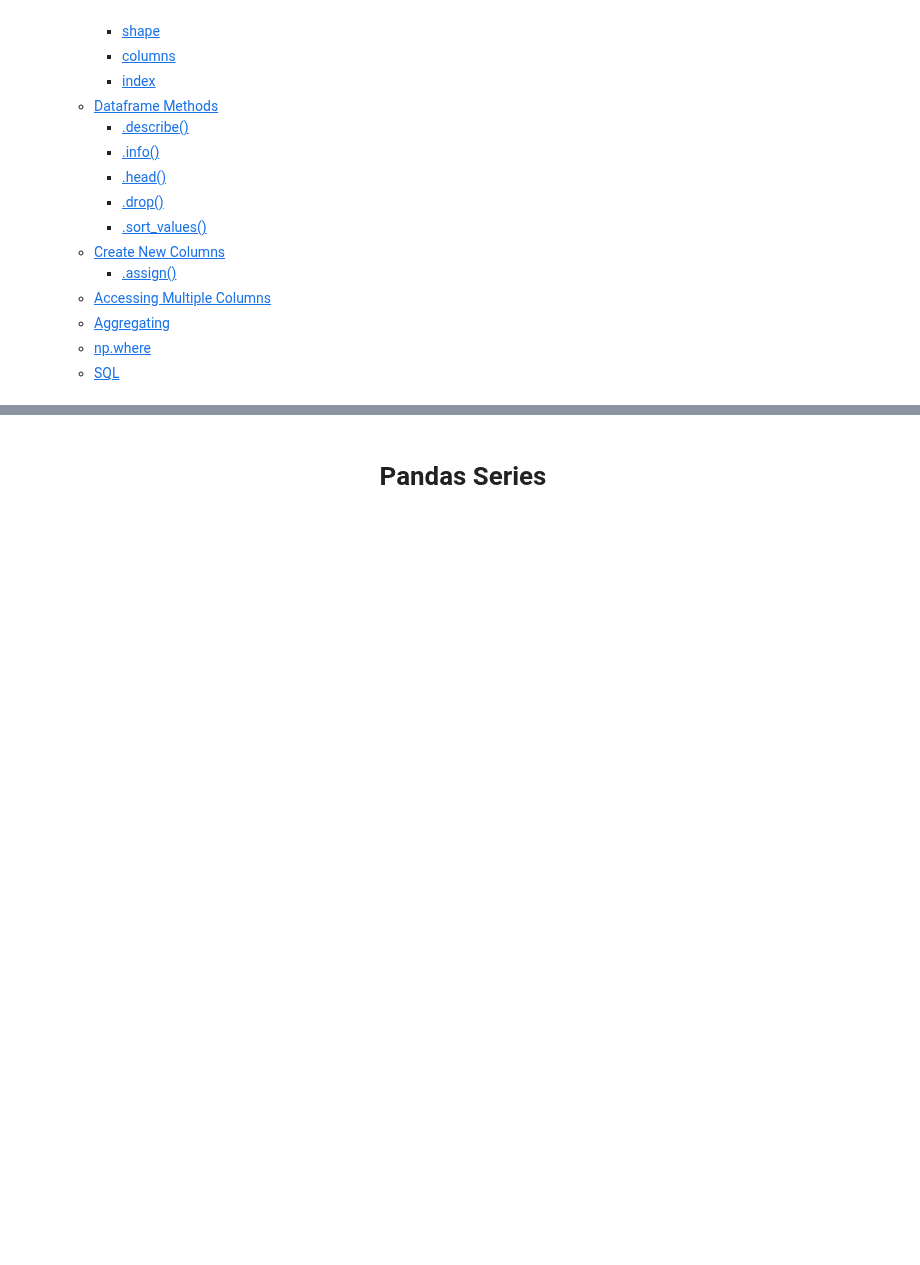
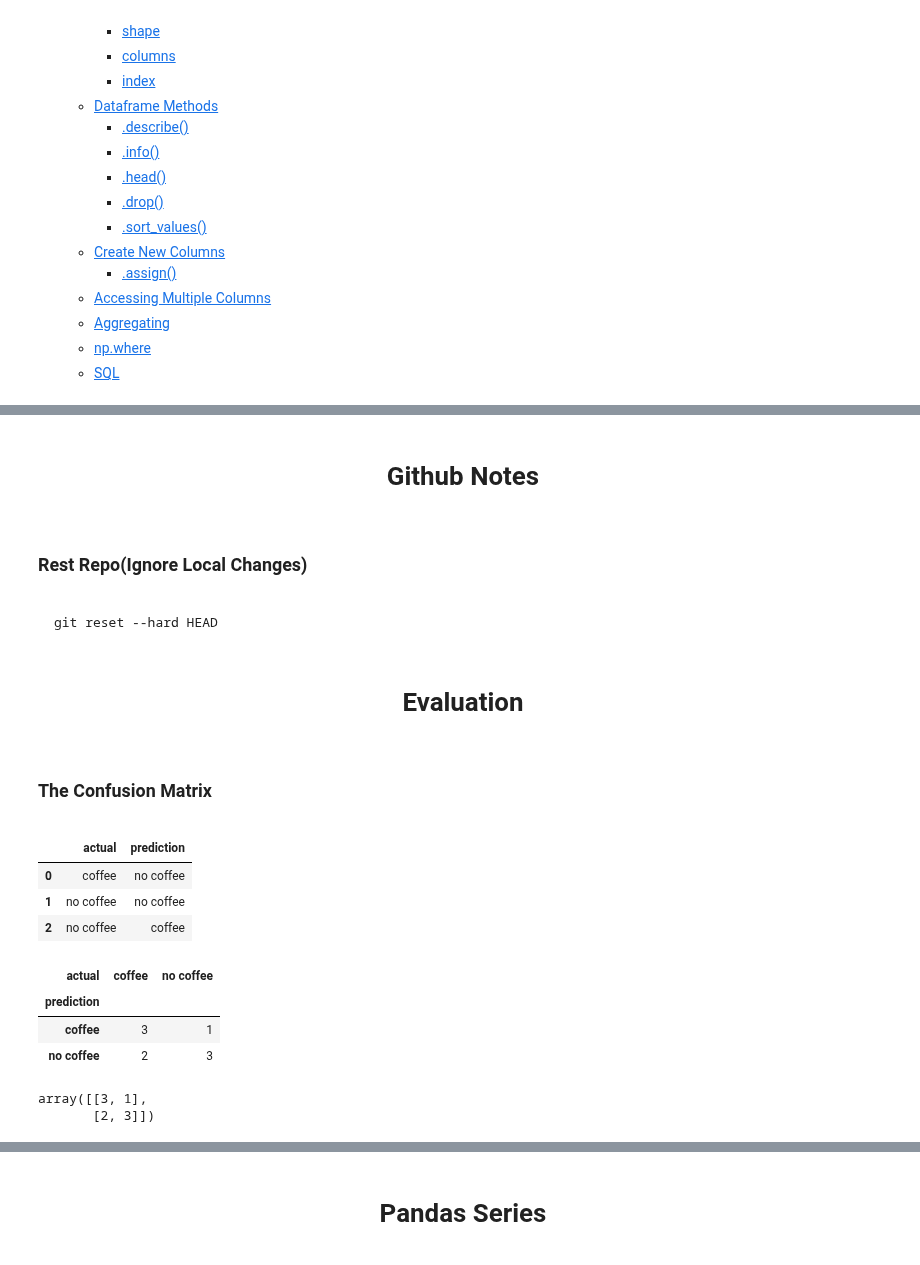
Before and after one commit to joshuamchavez2/data_science_notes, a Jupyter notebook: notes.ipynb, the cells around one changed output, grey strips where cells are left out. Cells and saved outputs as stored; diff of their text form; code cells hidden in the pictures; blank space fills up the shorter version.

Commit message:
Updated Notes

```diff
--- a/notes.ipynb
+++ b/notes.ipynb
@@ -62,0 +70,38 @@ NameError: name 'data' is not defined
+# %% [markdown]
+<a id='github'><center><h1>Github Notes</h1></center></a>
+# %% [markdown]
+<a id='rest_repo'><h3>Rest Repo(Ignore Local Changes)</h3></a>
+# %% [markdown]
+    git reset --hard HEAD
+# %% [markdown]
+<a id='evaluation'><center><h1>Evaluation</h1></center></a>
+# %% [markdown]
+<a id='confusion_matrix'><h3>The Confusion Matrix</h3></a>
+# %%
+df = pd.DataFrame({
+    'actual': ['coffee', 'no coffee', 'no coffee', 'coffee', 'coffee', 'coffee', 'no coffee', 'coffee', 'no coffee'],
+    'prediction': ['no coffee', 'no coffee', 'coffee', 'coffee', 'coffee', 'coffee', 'no coffee', 'no coffee', 'no coffee'],
+})
+df.head(3)
+# %% [output]
+|  | actual | prediction |
+| 0 | coffee | no coffee |
+| 1 | no coffee | no coffee |
+| 2 | no coffee | coffee |
+# %%
+# This is just an example of how a Pandas crosstab would show something
+# Similar to a confusion matrix
+pd.crosstab(df.prediction, df.actual)
+# %% [output]
+| actual | coffee | no coffee |
+| prediction |  |  |
+| coffee | 3 | 1 |
+| no coffee | 2 | 3 |
+# %%
+# Notice how actual/prediction are in reverse order from crosstab.  Yet the are the same result
+# Also notice how confusion matrix doesn't let you know any column information
+confusion_matrix(df.prediction, df.actual,
+                 labels = ('coffee', 'no coffee'))
+# %% [output]
+array([[3, 1],
+       [2, 3]])
```
Also changed, not shown: parts of 35 cells of this notebook, 2 other files.
